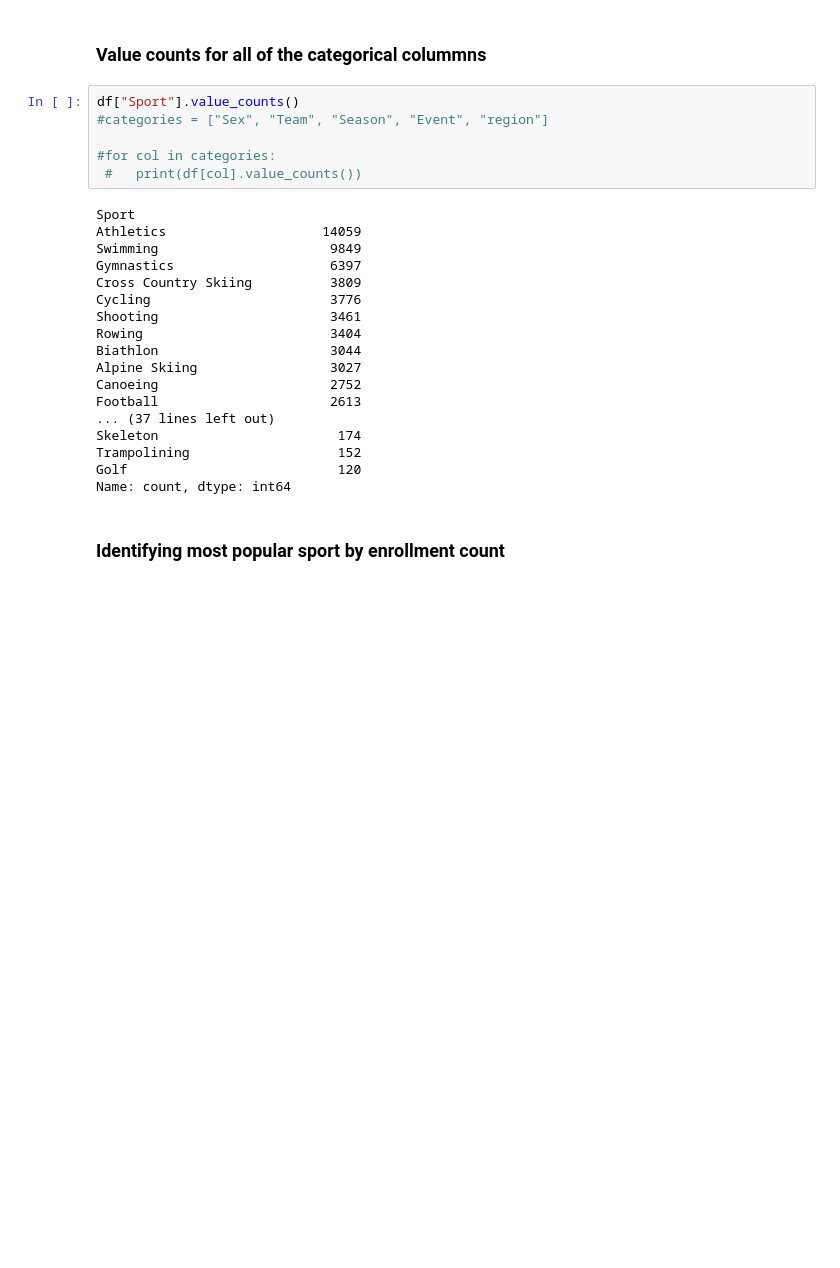
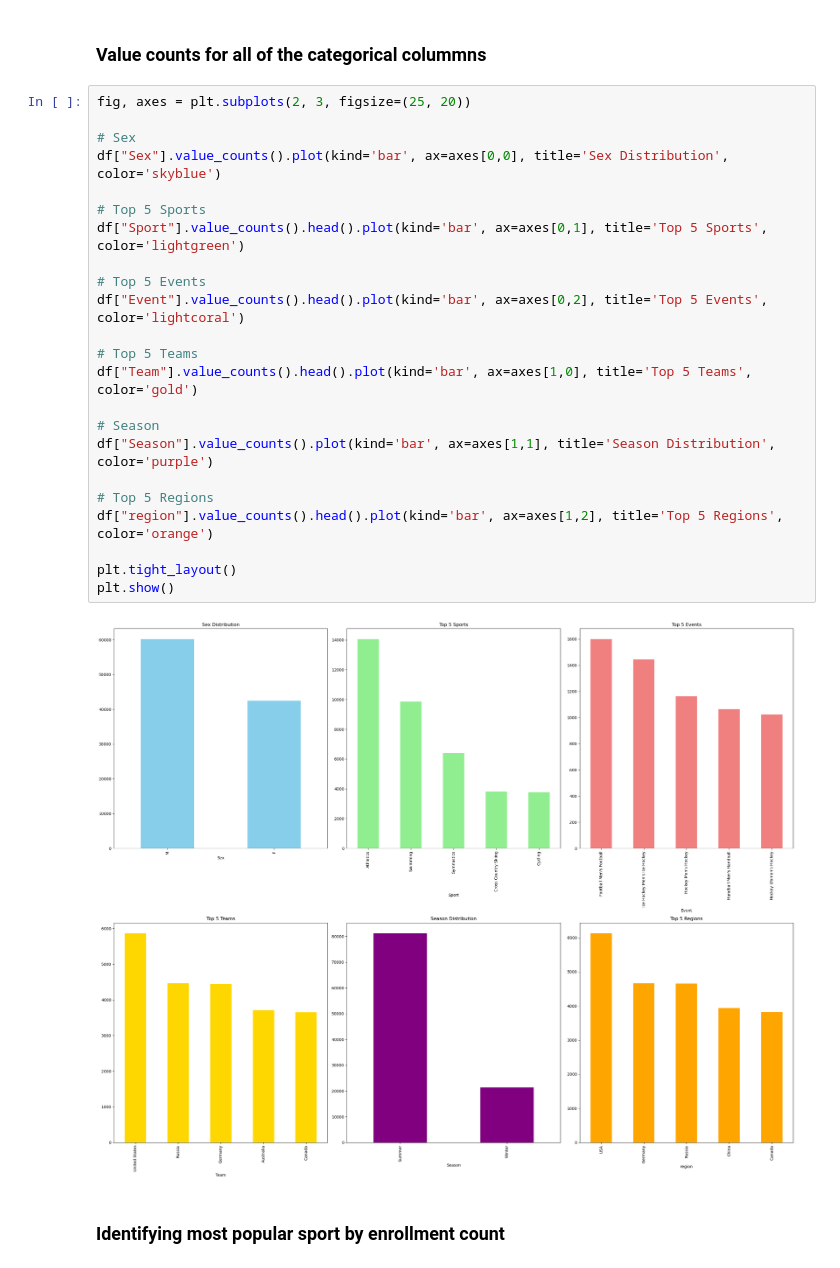
Before and after one commit to aramsay1026/ad450-data-analysis-project, a Jupyter notebook: notebooks/02_data_cleaning.ipynb, the cells around one changed output. Cells and saved outputs as stored; diff of their text form; blank space fills up the shorter version.

```diff
--- a/notebooks/02_data_cleaning.ipynb
+++ b/notebooks/02_data_cleaning.ipynb
@@ -316,29 +310,30 @@ for col in numeric_cols:
 # %% [markdown]
 ### Value counts for all of the categorical colummns
 # %%
-df["Sport"].value_counts()
-#categories = ["Sex", "Team", "Season", "Event", "region"]
+fig, axes = plt.subplots(2, 3, figsize=(25, 20))
 
-#for col in categories:
- #   print(df[col].value_counts())
+# Sex
+df["Sex"].value_counts().plot(kind='bar', ax=axes[0,0], title='Sex Distribution', color='skyblue')
+
+# Top 5 Sports
+df["Sport"].value_counts().head().plot(kind='bar', ax=axes[0,1], title='Top 5 Sports', color='lightgreen')
+
+# Top 5 Events
+df["Event"].value_counts().head().plot(kind='bar', ax=axes[0,2], title='Top 5 Events', color='lightcoral')
+
+# Top 5 Teams
+df["Team"].value_counts().head().plot(kind='bar', ax=axes[1,0], title='Top 5 Teams', color='gold')
+
+# Season
+df["Season"].value_counts().plot(kind='bar', ax=axes[1,1], title='Season Distribution', color='purple')
+
+# Top 5 Regions
+df["region"].value_counts().head().plot(kind='bar', ax=axes[1,2], title='Top 5 Regions', color='orange')
+
+plt.tight_layout()
+plt.show()
 # %% [output]
-Sport
-Athletics                    14059
-Swimming                      9849
-Gymnastics                    6397
-Cross Country Skiing          3809
-Cycling                       3776
-Shooting                      3461
-Rowing                        3404
-Biathlon                      3044
-Alpine Skiing                 3027
-Canoeing                      2752
-Football                      2613
-... (37 lines left out)
-Skeleton                       174
-Trampolining                   152
-Golf                           120
-Name: count, dtype: int64
+[figure, added]
 # %% [markdown]
 ### Identifying most popular sport by enrollment count
 # %%
```
Also changed, not shown: parts of 4 cells of this notebook.
